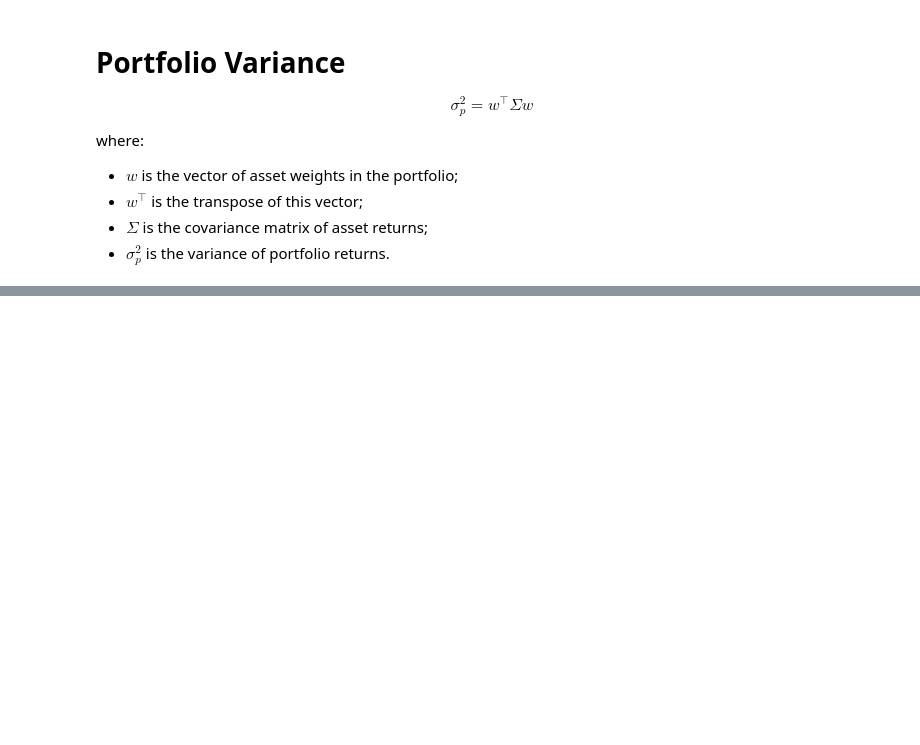
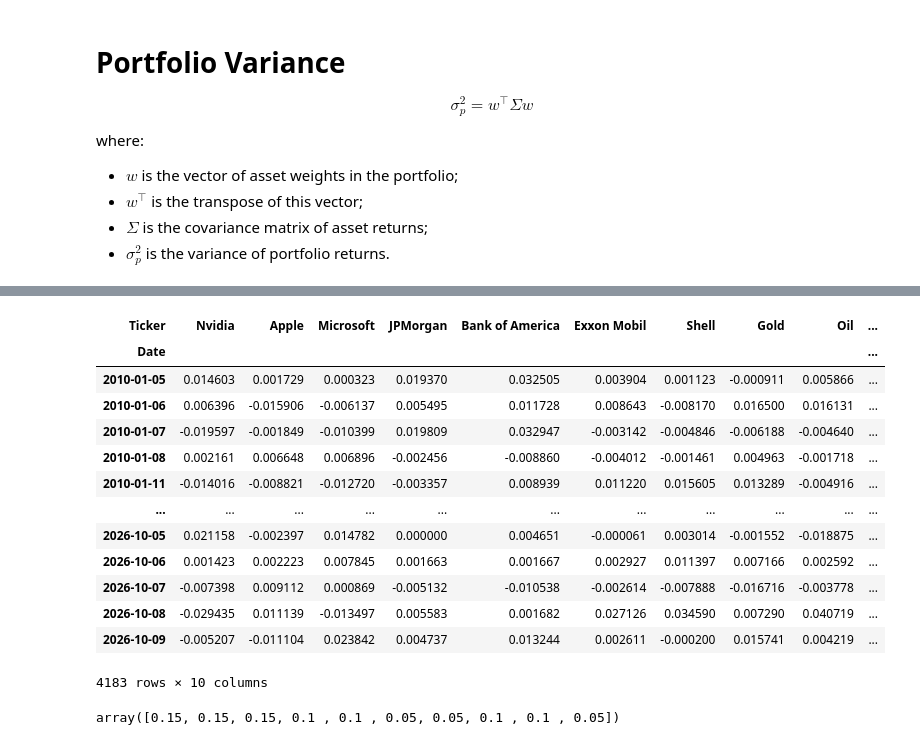
Before and after one commit to rakotoan/Value-at-Risk, a Jupyter notebook: VaR.ipynb, the cells around one changed output, grey strips where cells are left out. Saved outputs shown, nothing was run; the diff lists cells and outputs as text; code cells hidden in the pictures; blank space fills up the shorter version.

```diff
--- a/VaR.ipynb
+++ b/VaR.ipynb
@@ -404,0 +422,27 @@ np.float64(0.012179720218173387)
+# %%
+# We transform our dataframe to get simple returns
+def simple_return(row):
+    return np.exp(row) - 1
+
+df_simple_return = df_returns.apply(simple_return)
+
+df_simple_return
+# %% [output]
+| Ticker | Nvidia | Apple | Microsoft | JPMorgan | Bank of America | Exxon Mobil | Shell | Gold | Oil | ... |
+| Date |  |  |  |  |  |  |  |  |  | ... |
+| 2010-01-05 | 0.014603 | 0.001729 | 0.000323 | 0.019370 | 0.032505 | 0.003904 | 0.001123 | -0.000911 | 0.005866 | ... |
+| 2010-01-06 | 0.006396 | -0.015906 | -0.006137 | 0.005495 | 0.011728 | 0.008643 | -0.008170 | 0.016500 | 0.016131 | ... |
+| 2010-01-07 | -0.019597 | -0.001849 | -0.010399 | 0.019809 | 0.032947 | -0.003142 | -0.004846 | -0.006188 | -0.004640 | ... |
+| 2010-01-08 | 0.002161 | 0.006648 | 0.006896 | -0.002456 | -0.008860 | -0.004012 | -0.001461 | 0.004963 | -0.001718 | ... |
+| 2010-01-11 | -0.014016 | -0.008821 | -0.012720 | -0.003357 | 0.008939 | 0.011220 | 0.015605 | 0.013289 | -0.004916 | ... |
+| ... | ... | ... | ... | ... | ... | ... | ... | ... | ... | ... |
+| 2026-10-05 | 0.021158 | -0.002397 | 0.014782 | 0.000000 | 0.004651 | -0.000061 | 0.003014 | -0.001552 | -0.018875 | ... |
+| 2026-10-06 | 0.001423 | 0.002223 | 0.007845 | 0.001663 | 0.001667 | 0.002927 | 0.011397 | 0.007166 | 0.002592 | ... |
+| 2026-10-07 | -0.007398 | 0.009112 | 0.000869 | -0.005132 | -0.010538 | -0.002614 | -0.007888 | -0.016716 | -0.003778 | ... |
+| 2026-10-08 | -0.029435 | 0.011139 | -0.013497 | 0.005583 | 0.001682 | 0.027126 | 0.034590 | 0.007290 | 0.040719 | ... |
+| 2026-10-09 | -0.005207 | -0.011104 | 0.023842 | 0.004737 | 0.013244 | 0.002611 | -0.000200 | 0.015741 | 0.004219 | ... |
+4183 rows × 10 columns
+# %%
+allocation
+# %% [output]
+array([0.15, 0.15, 0.15, 0.1 , 0.1 , 0.05, 0.05, 0.1 , 0.1 , 0.05])
```
Also changed, not shown: parts of 20 cells of this notebook.
